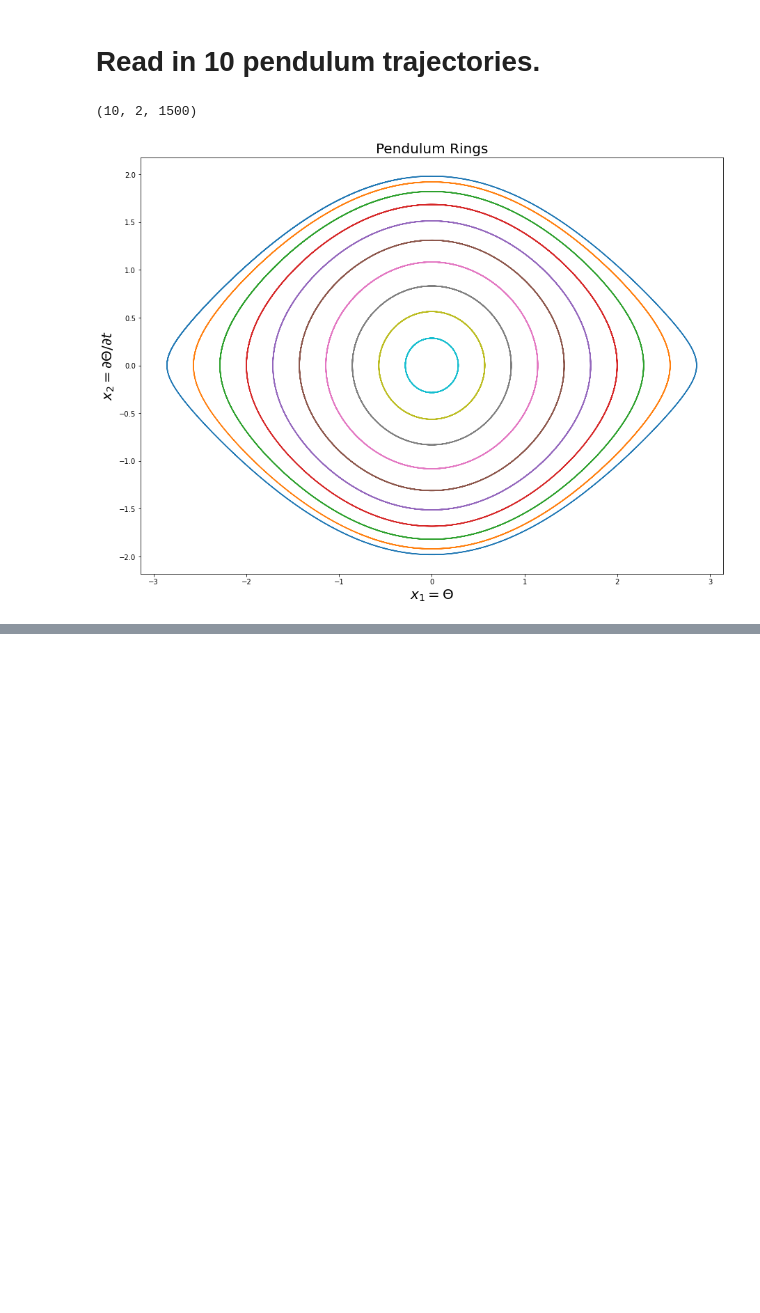
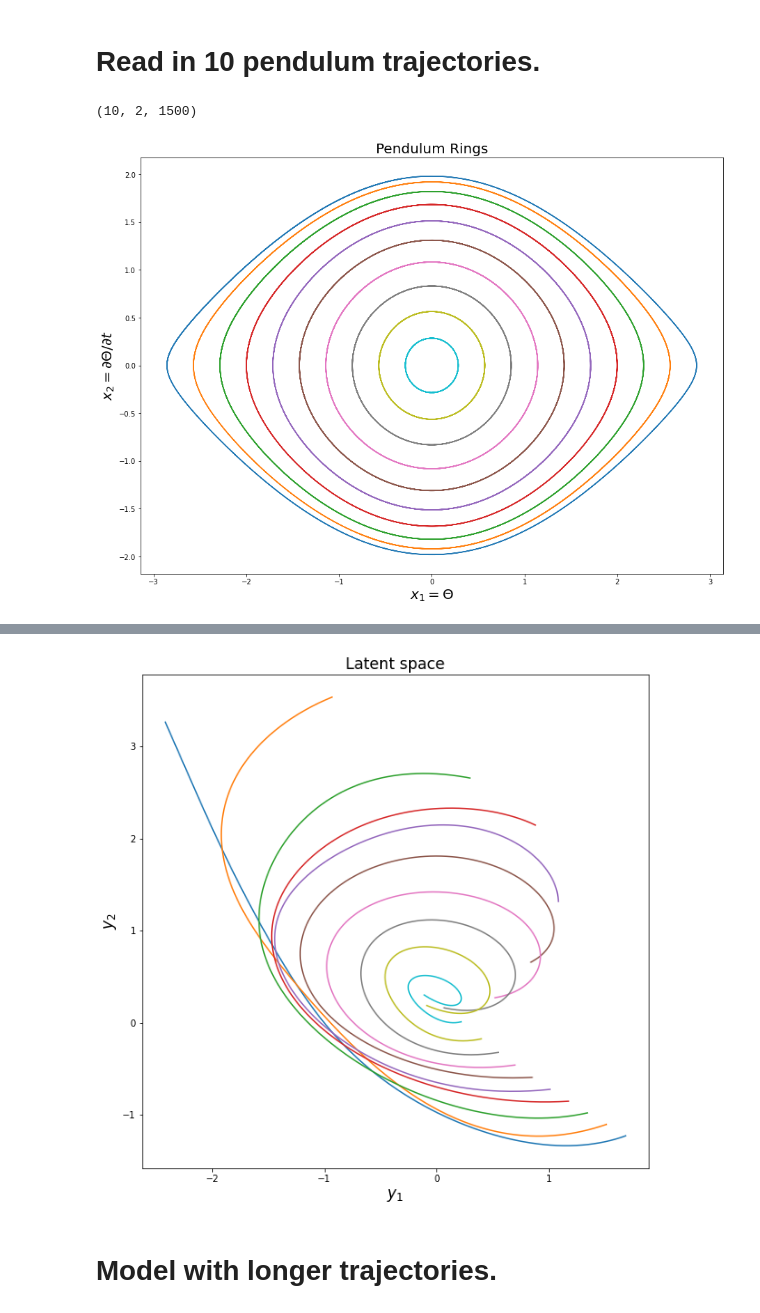
Before and after one commit to opaliss/dmd_autoencoder, a Jupyter notebook: analysis/compare_pendulum_jan_19th.ipynb, the cells around one changed output, grey strips where cells are left out. Drawn from its saved outputs; the diff is of its cells as text; code cells hidden in the pictures; blank space fills up the shorter version.

```diff
--- a/analysis/compare_pendulum_jan_19th.ipynb
+++ b/analysis/compare_pendulum_jan_19th.ipynb
@@ -83,0 +171,33 @@ ValueError: Dimension 0 in both shapes must be equal, but are 10 and 256. Shapes
+# %%
+pred_step = 300
+
+y_pred = np.zeros((y_reshape.shape[0], pred_step))
+y_pred[:, 0] = y_reshape[:, 0]
+
+A_exp = np.identity(A.shape[0])
+
+for ii in range(1, pred_step):
+    A_exp = A @ A_exp
+    y_pred[:, ii] = A_exp @ y_pred[:, 0]
+# %%
+fig, ax = plt.subplots(figsize=(10, 10))
+
+rect = fig.patch
+rect.set_facecolor("white")
+# set up the axes for the first plot
+
+for ii in range(0, 10):
+    x1 = y_pred[2* ii, :]
+    x2 = y_pred[2* ii + 1, :]
+    ax.plot(x1, x2)
+
+_ = ax.set_xlabel("$y_{1}$", fontsize=17)
+_ = ax.set_ylabel("$y_{2}$", fontsize=17)
+_ = ax.set_title("Latent space", fontsize=17)
+
+
+plt.savefig("./", facecolor=fig.get_facecolor())
+# %% [output]
+[figure, added]
+# %% [markdown]
+# Model with longer trajectories.
```
Also changed, not shown: parts of 19 cells of this notebook, 15 other files.
